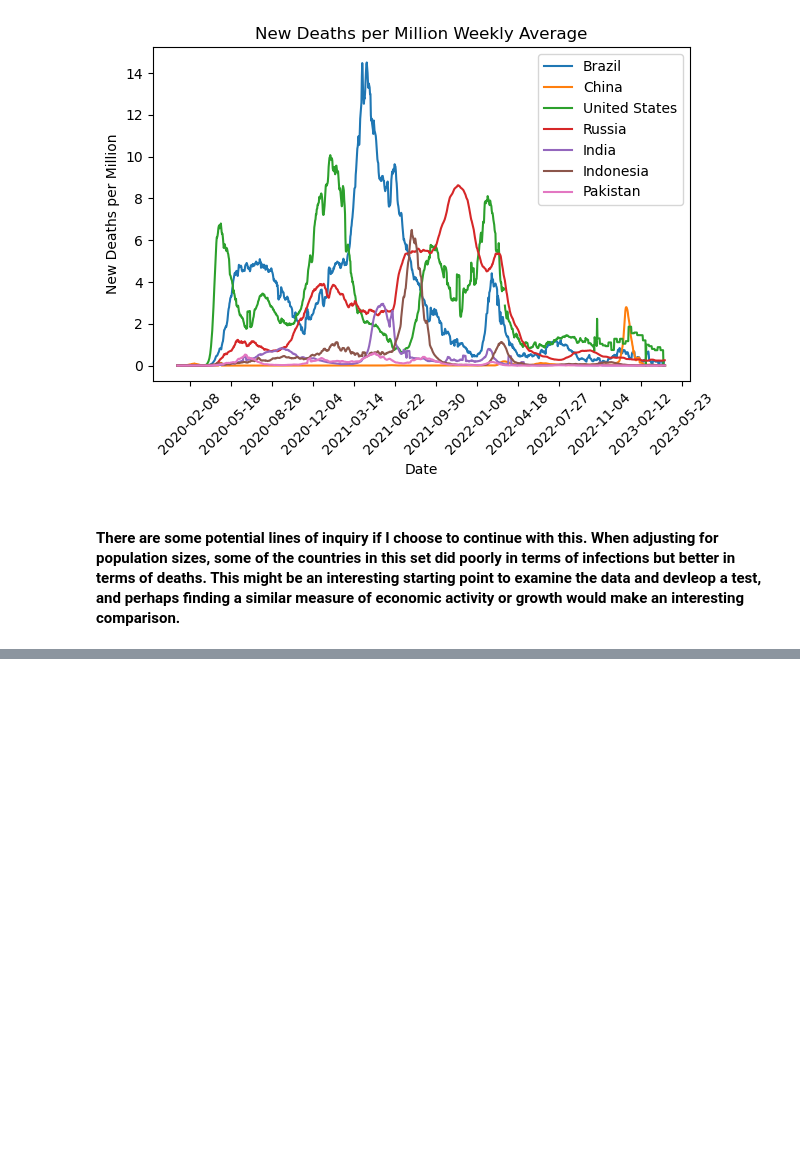
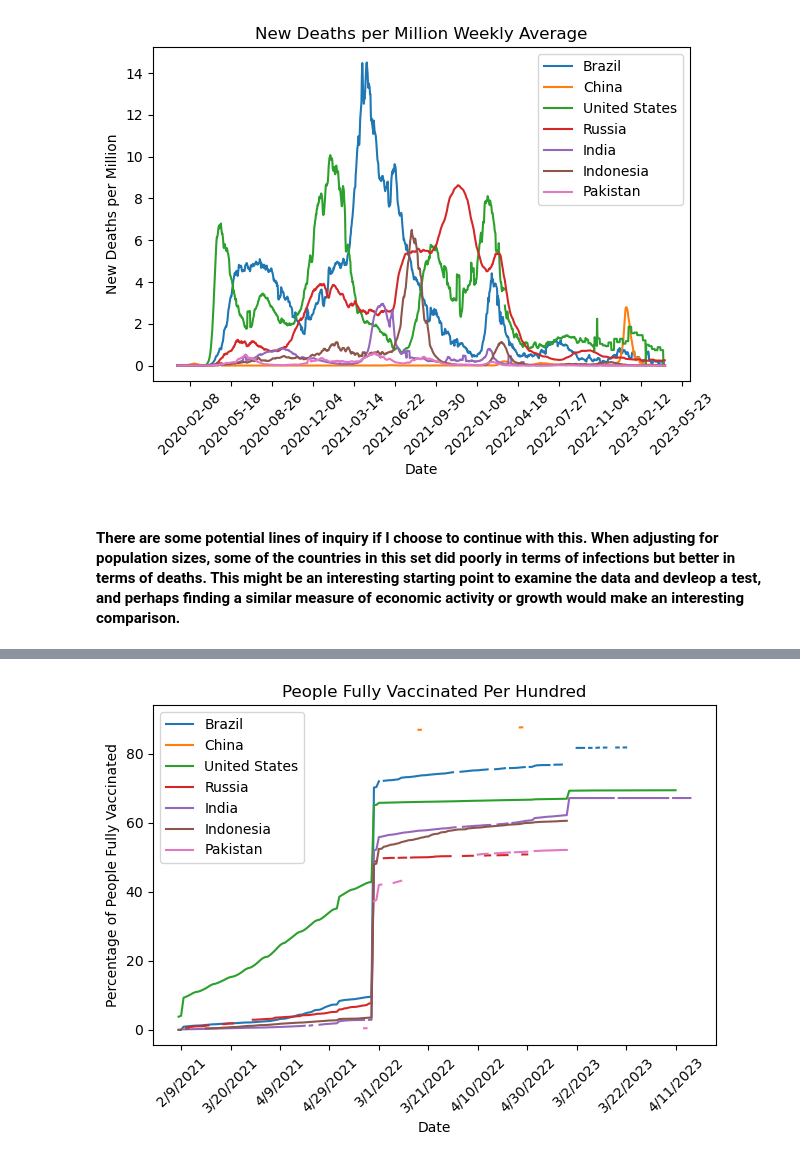
Before and after one commit to tralinde/covid_data_project, a Jupyter notebook: notebooks/EDA.ipynb, the cells around one changed output, grey strips where cells are left out. Saved outputs shown, nothing was run; the diff lists cells and outputs as text; code cells hidden in the pictures; blank space fills up the shorter version.

```diff
--- a/notebooks/EDA.ipynb
+++ b/notebooks/EDA.ipynb
@@ -115,0 +252,32 @@ plt.show()
+# %%
+# Filter data to include only the desired date range
+start_date = '2/7/2020'
+end_date = '5/23/2023'
+main_df_filtered = main_df[(main_df['date_x'] >= start_date) & (main_df['date_x'] <= end_date)]
+
+countries_to_plot = ['Brazil', 'China', 'United States', 'Russia', 'India', 'Indonesia', 'Pakistan']
+column_to_plot_a = 'people_fully_vaccinated_per_hundred'
+
+for country in countries_to_plot:
+    country_data = main_df_filtered[main_df_filtered['location_x'] == country]
+    plt.plot(country_data['date_x'], country_data[column_to_plot_a], label=country)
+
+# Set plot title and labels
+plt.title('People Fully Vaccinated Per Hundred')
+plt.xlabel('Date')
+plt.ylabel('Percentage of People Fully Vaccinated')
+
+# Customize the x-axis tick labels to show every week
+plt.gca().xaxis.set_major_locator(plt.MaxNLocator(15))  # Max 20 tick labels on the x-axis
+
+# Rotate the x-axis tick labels for better visibility
+plt.xticks(rotation=45)
+
+# Add a legend to distinguish the lines
+plt.legend()
+
+# Show the plot
+plt.tight_layout()
+plt.show()
+# %% [output]
+[figure, added]
```
Also changed, not shown: parts of 9 cells of this notebook, 1 other file.
